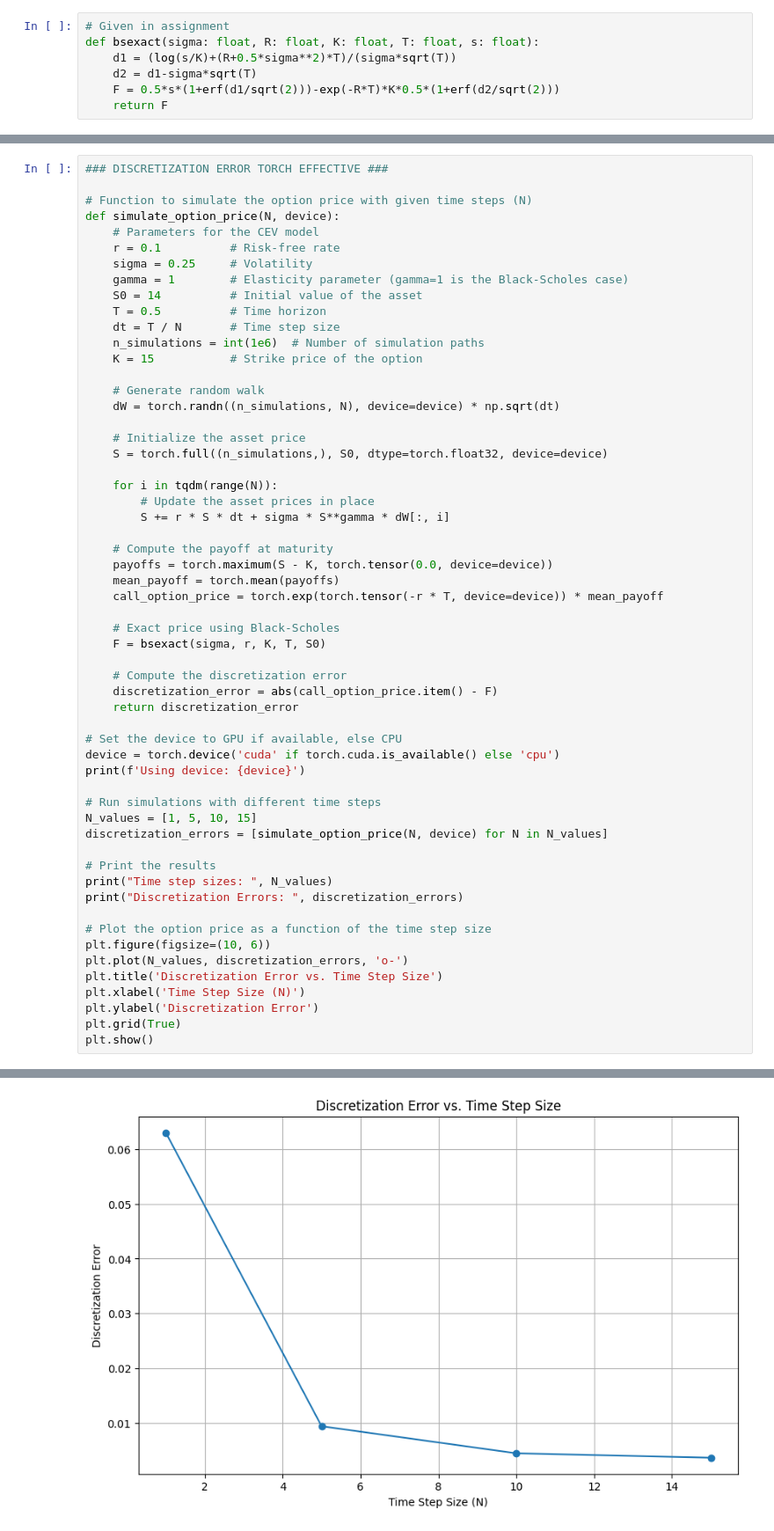
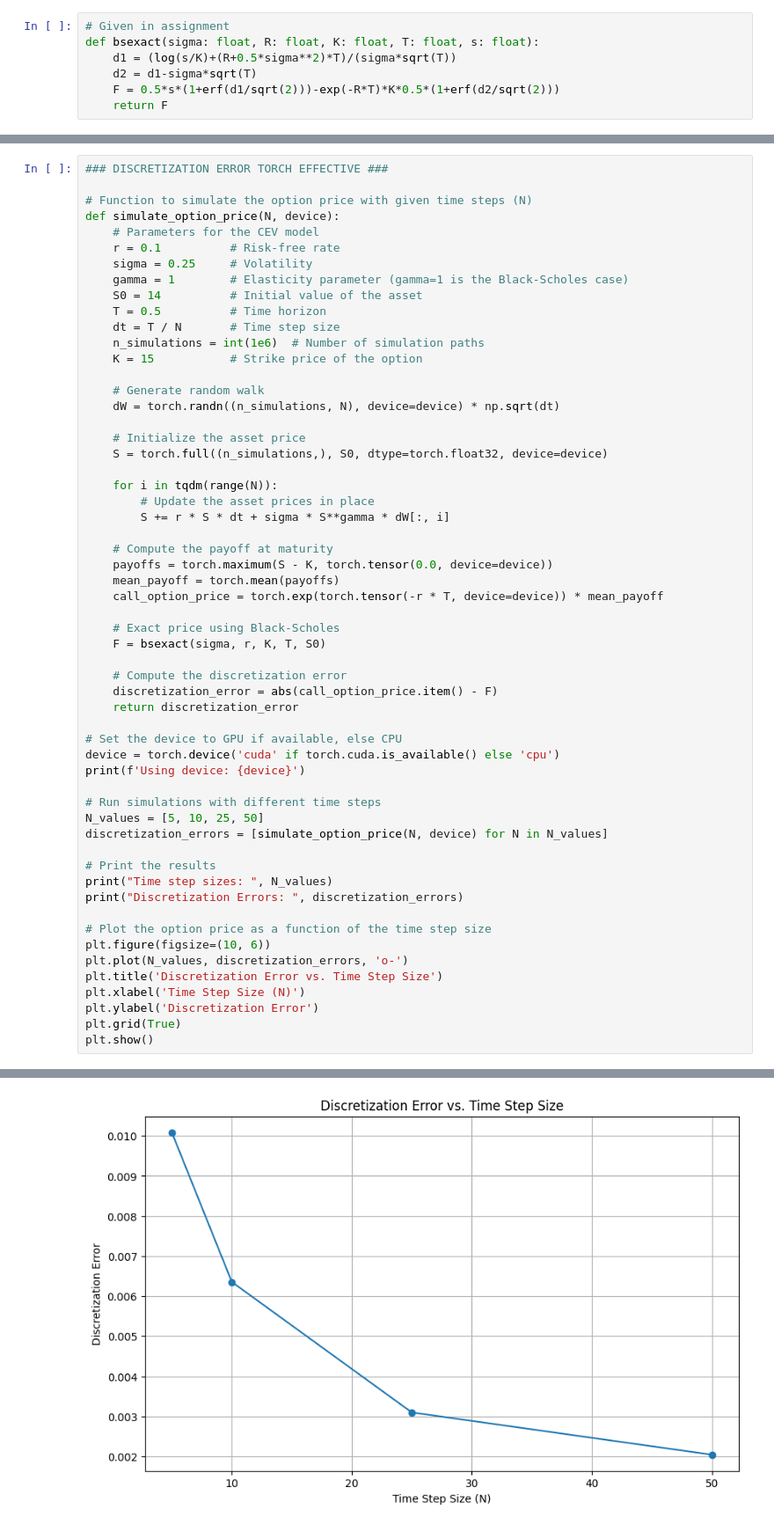
Before and after one commit to pontusbjorklid/Computational-Finance-Projects, a Jupyter notebook: main.ipynb, the cells around one changed output, grey strips where cells are left out. Shown at 88% size. Drawn from its saved outputs; the diff is of its cells as text.

```diff
--- a/main.ipynb
+++ b/main.ipynb
@@ -124,7 +124,7 @@ device = torch.device('cuda' if torch.cuda.is_available() else 'cpu')
 print(f'Using device: {device}')
 
 # Run simulations with different time steps
-N_values = [1, 5, 10, 15]
+N_values = [5, 10, 25, 50]
 discretization_errors = [simulate_option_price(N, device) for N in N_values]
 
 # Print the results
@@ -146,4 +146,4 @@ Discretization Errors:  [0.06298082785077508, 0.009430167240576104, 0.0044928760
-[figure, old version]
+[figure, new version]
 # %%
 ### SAMPLE ERROR TORCH EFFECTIVE ###
 
```
Also changed, not shown: parts of 4 cells of this notebook, 1 other file.
